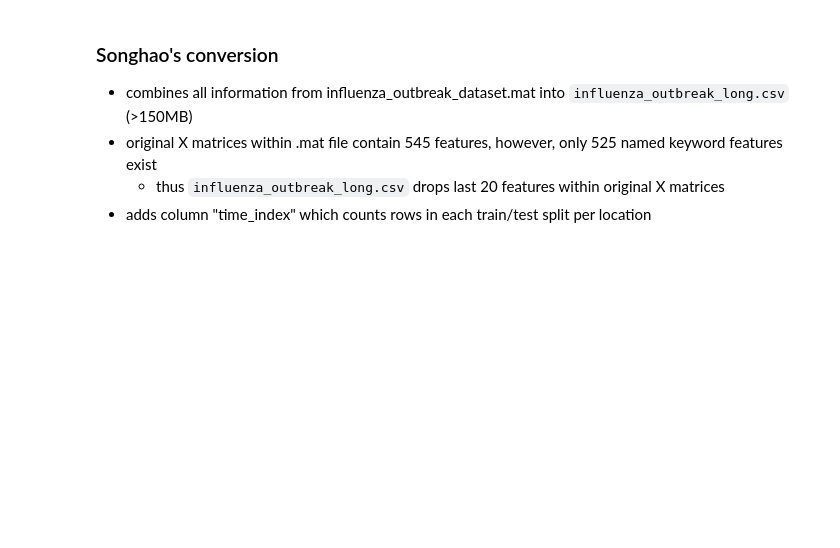
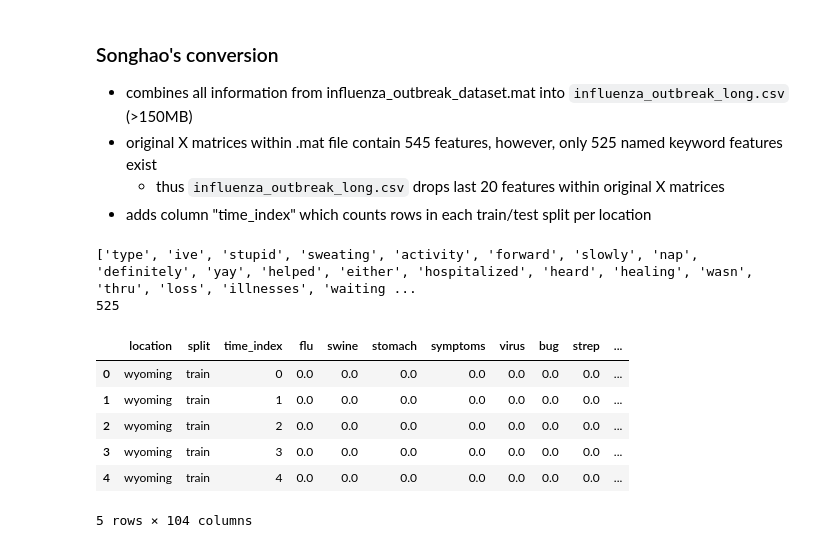
Before and after one commit to mk654/SML_PG60, a Jupyter notebook: COMP90051_ProjectGroup60_code.ipynb, the cells around one changed output. Cells and saved outputs as stored; diff of their text form; code cells hidden in the pictures; blank space fills up the shorter version.

```diff
--- a/COMP90051_ProjectGroup60_code.ipynb
+++ b/COMP90051_ProjectGroup60_code.ipynb
@@ -475,5 +488,37 @@ avg_acc,  avg_prec, avg_rec, avg_f1 = cross_val(k_folds, X_scaled, y_np, Logisti
 
 print(f"Averages: Accuracy {avg_acc} | Precision {avg_prec} | Recall {avg_rec} | F1 {avg_f1}")
+# %%
+#Lachlan -> keyword counting
+flu_df = pd.read_csv("influenza_outbreak_long.csv")
+flu_columns = flu_df.columns.tolist()
+columns_to_drop = ['location', 'split', 'time_index', 'label']
+flu_keywords = [item for item in flu_columns if item not in columns_to_drop]
+
+keyword_totals = {}
+for keyword in flu_keywords:
+  total = flu_df[keyword].sum()
+  keyword_totals[keyword] = total
+
+sorted_keywords = sorted(keyword_totals, key = keyword_totals.get)
+# %% [output]
+['type', 'ive', 'stupid', 'sweating', 'activity', 'forward', 'slowly', 'nap', 'definitely', 'yay', 'helped', 'either', 'hospitalized', 'heard', 'healing', 'wasn', 'thru', 'loss', 'illnesses', 'waiting ...
+525
+# %%
+#Lachlan -> reduction by dropping columns
+num_keys = len(sorted_keywords)
+x = 100 #Number of desired keywords
+num_to_drop = num_keys - x
+columns_to_drop = sorted_keywords[:num_to_drop]
+reduced_flu_df = flu_df.drop(columns = columns_to_drop)
+reduced_flu_df.head(5)
+# %% [output]
+|  | location | split | time_index | flu | swine | stomach | symptoms | virus | bug | strep | ... |
+| 0 | wyoming | train | 0 | 0.0 | 0.0 | 0.0 | 0.0 | 0.0 | 0.0 | 0.0 | ... |
+| 1 | wyoming | train | 1 | 0.0 | 0.0 | 0.0 | 0.0 | 0.0 | 0.0 | 0.0 | ... |
+| 2 | wyoming | train | 2 | 0.0 | 0.0 | 0.0 | 0.0 | 0.0 | 0.0 | 0.0 | ... |
+| 3 | wyoming | train | 3 | 0.0 | 0.0 | 0.0 | 0.0 | 0.0 | 0.0 | 0.0 | ... |
+| 4 | wyoming | train | 4 | 0.0 | 0.0 | 0.0 | 0.0 | 0.0 | 0.0 | 0.0 | ... |
+5 rows × 104 columns
 # %%
 #Lachlan -> autoencoder
 
```
Also changed, not shown: parts of 8 cells of this notebook.
